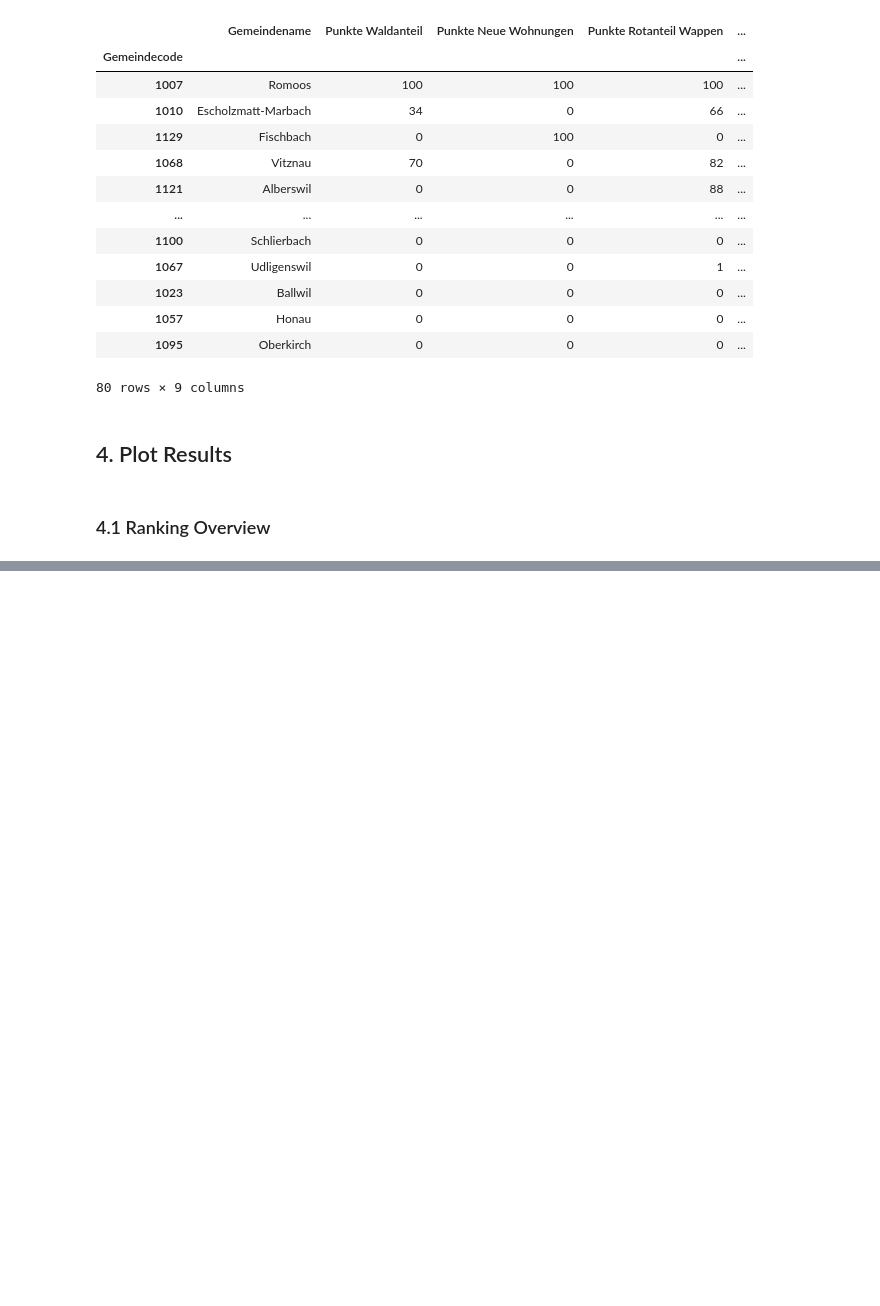
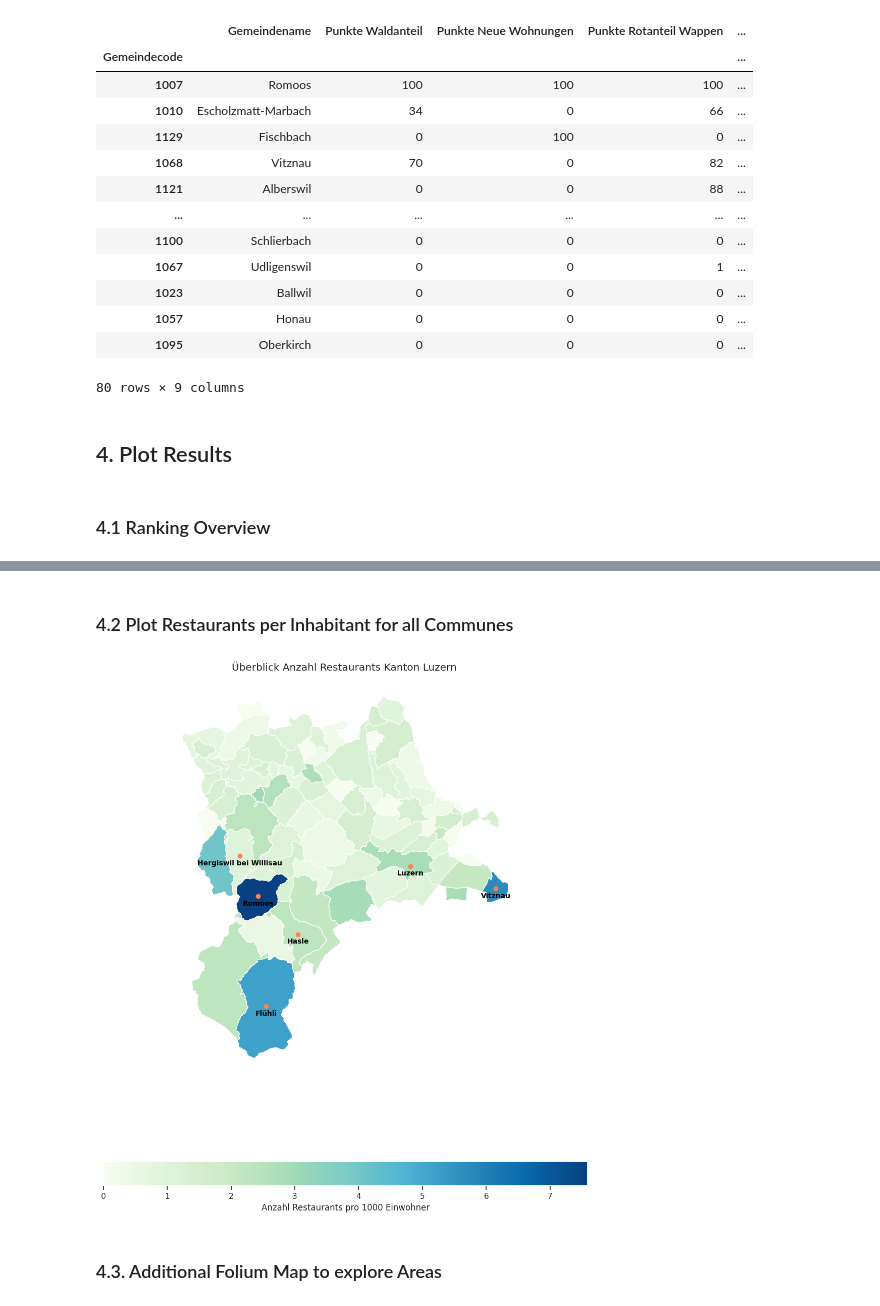
Before and after one commit to RobinfRoth/dawr-ass1, a Jupyter notebook: dawr_assignment1.ipynb, the cells around one changed output, grey strips where cells are left out. Cells and saved outputs as stored; diff of their text form; code cells hidden in the pictures; blank space fills up the shorter version.

```diff
--- a/dawr_assignment1.ipynb
+++ b/dawr_assignment1.ipynb
@@ -387,7 +387,7 @@ def get_points_within_area(area: MultiPolygon, poi_df: geopandas.GeoDataFrame):
     '''
     return poi_df.loc[:, "Point"].apply(lambda p: p.within(area)).sum()
 
-def count_restaurants_per_commune(restaurant_pois_file: Path, geojson_file: Path) -> pd.DataFrame:
+def count_restaurants_per_commune(restaurant_pois_file: Path, geojson_file: Path) -> geopandas.GeoDataFrame:
     '''
     Counts the number of restaurants per commune using the restaurant
     POIs from a JSON file and the commune area from a geojson file.
@@ -403,9 +403,11 @@ def count_restaurants_per_commune(restaurant_pois_file: Path, geojson_file: Path
 
     Returns
     -------
-    pd.DataFrame
-        A pandas DataFrame, containing the number of restaurants
-        per commune.
+    geopandas.GeoDataFrame
+        A geopandas DataFrame containing the number of restaurants
+        per commune, as well as the area of the commune as a polygon.
+    rest_df : geopandas.GeoDataFrame
+        A geopandas GeoDataFrame containing the locations of the restaurants
     '''
     with open(restaurant_pois_file) as f:
         poi_json = json.load(f)
@@ -434,9 +436,7 @@ def count_restaurants_per_commune(restaurant_pois_file: Path, geojson_file: Path
         args=(rest_df,)
     )
 
-    return communes_lu_area_df.loc[:, ["gemeinde.BFS_NUMMER",
-                                       "gemeinde.NAME",
-                                       'Restaurant_count']].copy()
+    return communes_lu_area_df.copy(), rest_df
 
 def preprocess_restaurant_df(input_df: pd.DataFrame) -> pd.DataFrame:
     '''
@@ -484,0 +472,10 @@ df_rest_count.head()
+# %%
+df_communes_area, restaurant_locations = count_restaurants_per_commune(POI_PATH, BOUNDARIES_PATH)
+
+df_rest_count = preprocess_restaurant_df(
+    df_communes_area.loc[:,['gemeinde.BFS_NUMMER',
+                            'gemeinde.NAME',
+                            'Restaurant_count']
+    ]
+)
+df_rest_count.head()
@@ -1097,0 +1161,2 @@ plt.tight_layout()
+# %% [markdown]
+### 4.2 Plot Restaurants per Inhabitant for all Communes
@@ -1098,3 +1231,13 @@ plt.tight_layout()
+# %%
+plot_values_per_area(
+    area=df_communes_area,
+    values=lu_data.loc[:, ['Anzahl Restaurants pro 1000 Einwohner']],
+    areas_of_interest=['Romoos', 'Hasle', 'Hergiswil bei Willisau', 'Luzern', 'Flühli', 'Vitznau'],
+)
+# %% [output]
+[figure, added]
+# %% [markdown]
+### 4.3. Additional Folium Map to explore Areas
 # %%
 # folium map, centered in Romoos
 folium_map = folium.Map(
```
Also changed, not shown: parts of 14 cells of this notebook.
